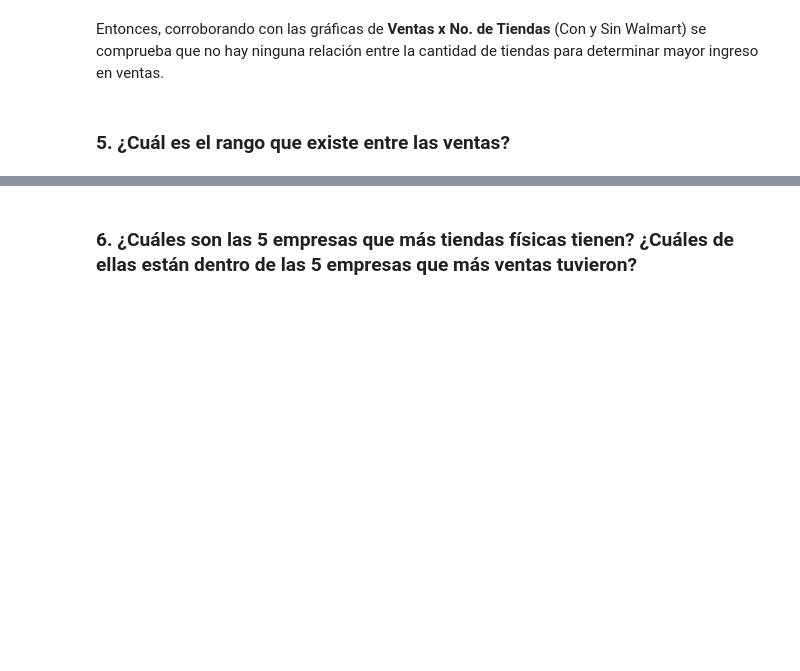
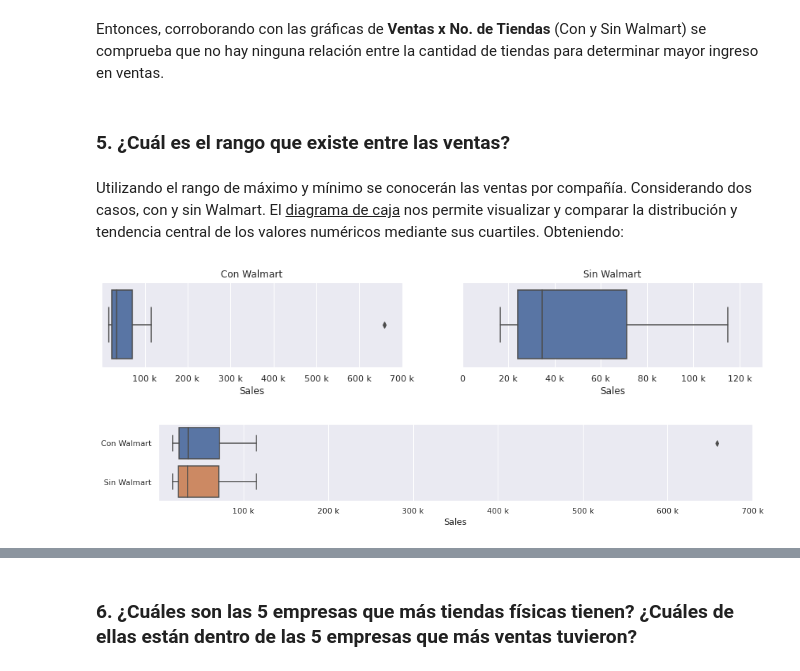
Before and after one commit to iofabela/datacademy_project-Largest_retailers, a Jupyter notebook: datacademy_project_retails.ipynb, the cells around one changed output, grey strips where cells are left out. Drawn from its saved outputs; the diff is of its cells as text; code cells hidden in the pictures; blank space fills up the shorter version.

```diff
--- a/datacademy_project_retails.ipynb
+++ b/datacademy_project_retails.ipynb
@@ -210,3 +215,26 @@ figure.show()
 Entonces, corroborando con las gráficas de **Ventas x No. de Tiendas** (Con y Sin Walmart) se comprueba que no hay ninguna relación entre la cantidad de tiendas para determinar mayor ingreso en ventas.
 # %% [markdown]
 ### 5. ¿Cuál es el rango que existe entre las ventas?
+# %% [markdown]
+Utilizando el rango de máximo y mínimo se conocerán las ventas por compañía. Considerando dos casos, con y sin Walmart. El <u>diagrama de caja</u> nos permite visualizar y comparar la distribución y tendencia central de los valores numéricos mediante sus cuartiles. Obteniendo:
+# %%
+figure, axes = plt.subplots(1,2 , figsize=(15,2))
+
+sns.boxplot(df['Sales'],ax=axes[0]) # Figura Izquierda
+axes[0].set_title('Con Walmart')
+axes[0].set_xlim([100,700000]);axes[0].xaxis.set_major_formatter(ticker.EngFormatter())
+sns.boxplot(df_without_walmart['Sales'],ax=axes[1]) # Figura Derecha
+axes[1].set_title('Sin Walmart')
+axes[1].set_xlim([0,130000]); axes[1].xaxis.set_major_formatter(ticker.EngFormatter())
+figure.show()
+# %% [output]
+[figure, added]
+# %%
+figure, axes = plt.subplots(figsize=(15,2))
+sns.boxplot(ax=axes, data=(df['Sales'],df_without_walmart['Sales']), orient="h", dodge=True)
+axes.set_xlim([100,700000]);axes.xaxis.set_major_formatter(ticker.EngFormatter())
+axes.set_xlabel("Sales")
+axes.set(yticklabels=['Con Walmart', 'Sin Walmart'])
+figure.show()
+# %% [output]
+[figure, added]
```
Also changed, not shown: parts of 3 cells of this notebook.
